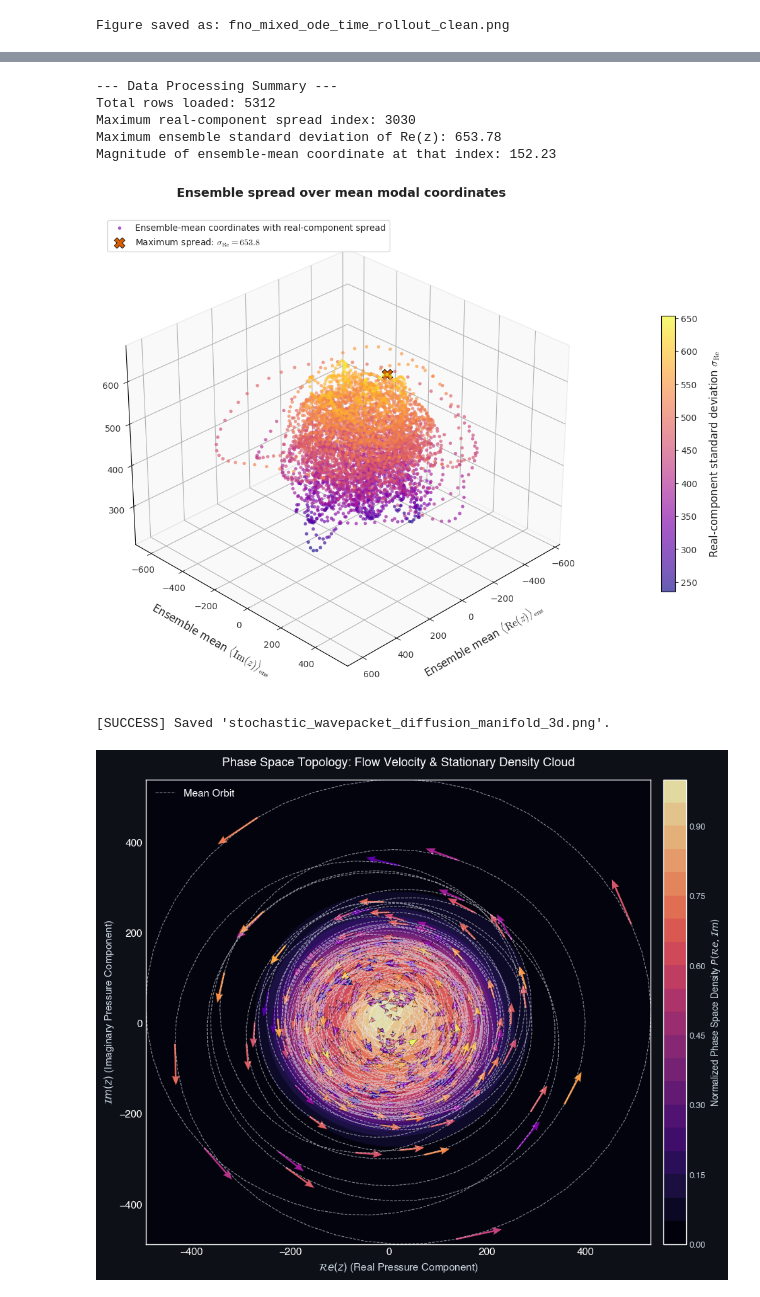
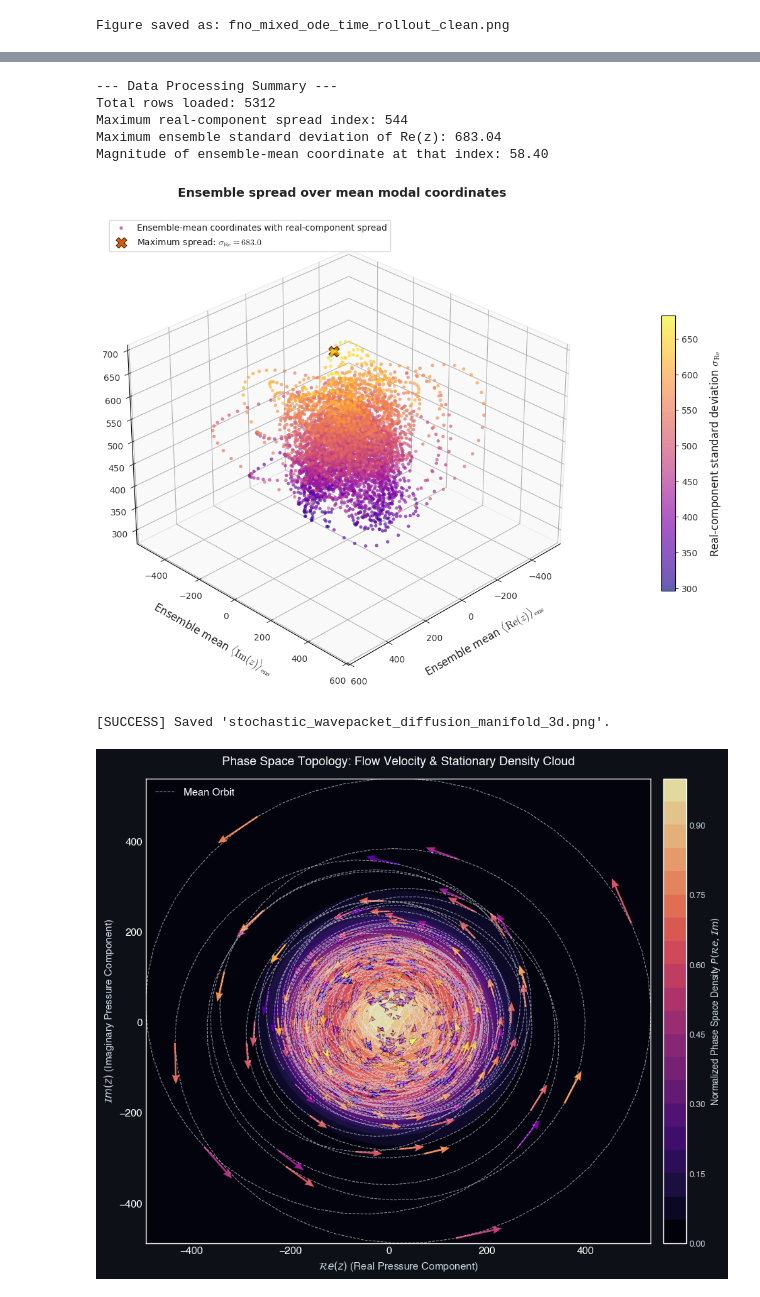
Before and after one commit to icarussfalls/stochastic-fno-aeroacoustic-rom, a Jupyter notebook: dissertation_code.ipynb, the cells around one changed output, grey strips where cells are left out. Cells and saved outputs as stored; diff of their text form; code cells hidden in the pictures.

```diff
--- a/dissertation_code.ipynb
+++ b/dissertation_code.ipynb
@@ -3552,7 +3550,7 @@ import matplotlib.pyplot as plt
 # LOAD EXPORTED ENSEMBLE STATISTICS
 # =====================================================================
 data = np.loadtxt(
-    'fno_sindy_ensemble_summary1.txt',
+    'fno_sindy_ensemble_summary.txt',
     skiprows=1
 )
 
@@ -3681,37 +3679,37 @@ cbar.ax.tick_params(labelsize=10)
 ax.legend(
     loc='upper left',
     fontsize=10,
     frameon=True,
     facecolor='white',
     edgecolor='#CCCCCC'
 )
 
 fig.subplots_adjust(
     left=0.02,
     right=0.92,
     bottom=0.06,
     top=0.90
 )
 
 output_stem = 'stochastic_wavepacket_diffusion_manifold_3d'
 
 fig.savefig(
     f'{output_stem}.png',
     dpi=300,
     facecolor='white',
     bbox_inches='tight'
 )
 
 plt.show()
 
 print(f"[SUCCESS] Saved '{output_stem}.png'.")
 # %% [output]
 --- Data Processing Summary ---
 Total rows loaded: 5312
-Maximum real-component spread index: 3030
-Maximum ensemble standard deviation of Re(z): 653.78
-Magnitude of ensemble-mean coordinate at that index: 152.23
+Maximum real-component spread index: 544
+Maximum ensemble standard deviation of Re(z): 683.04
+Magnitude of ensemble-mean coordinate at that index: 58.40
-[figure, old version]
+[figure, new version]
 [SUCCESS] Saved 'stochastic_wavepacket_diffusion_manifold_3d.png'.
 # %%
 import numpy as np
```
Also changed, not shown: parts of 9 cells of this notebook, 1 other file.
